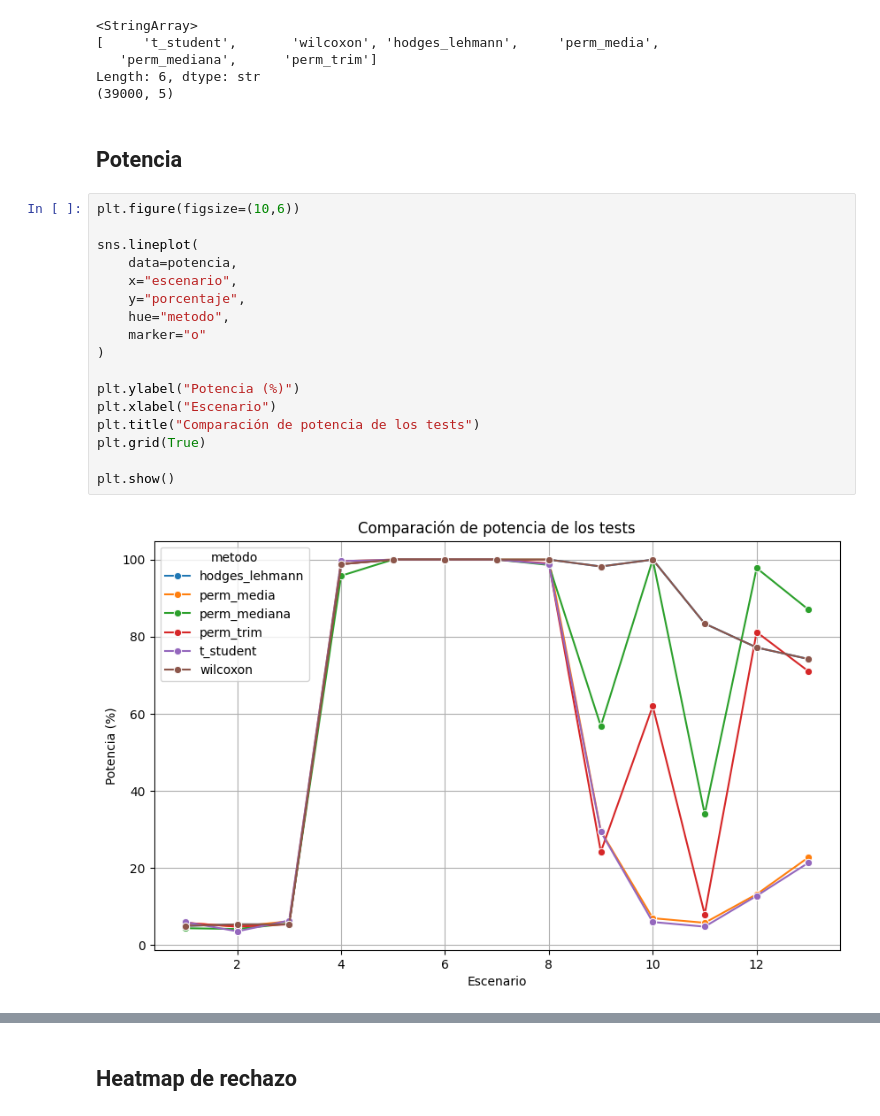
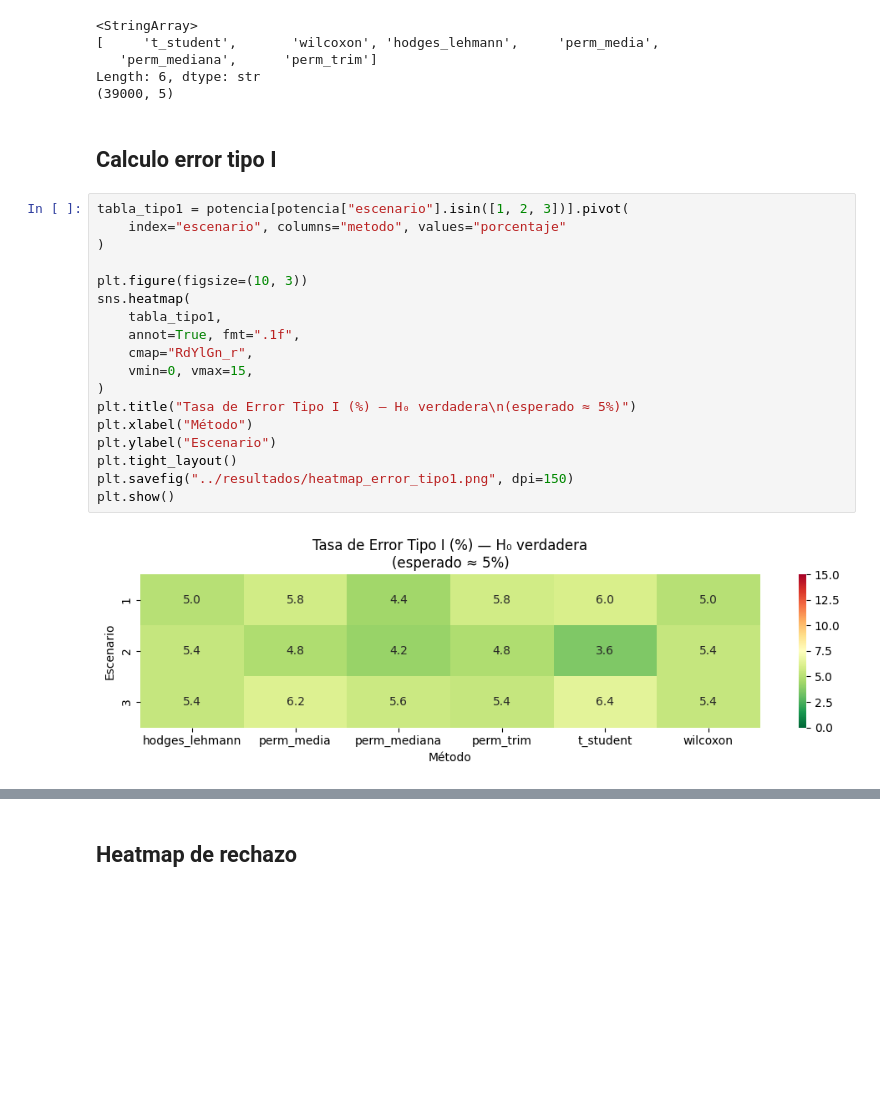
Before and after one commit to luistejon17/Proyecto1EstadisticaNP, a Jupyter notebook: notebooks/2_graficos.ipynb, the cells around one changed output, grey strips where cells are left out. Drawn from its saved outputs; the diff is of its cells as text; blank space fills up the shorter version.

```diff
--- a/notebooks/2_graficos.ipynb
+++ b/notebooks/2_graficos.ipynb
@@ -21,23 +21,24 @@ potencia = (
 Length: 6, dtype: str
 (39000, 5)
 # %% [markdown]
-## Potencia
+## Calculo error tipo I
 # %%
-plt.figure(figsize=(10,6))
-
-sns.lineplot(
-    data=potencia,
-    x="escenario",
-    y="porcentaje",
-    hue="metodo",
-    marker="o"
+tabla_tipo1 = potencia[potencia["escenario"].isin([1, 2, 3])].pivot(
+    index="escenario", columns="metodo", values="porcentaje"
 )
 
-plt.ylabel("Potencia (%)")
-plt.xlabel("Escenario")
-plt.title("Comparación de potencia de los tests")
-plt.grid(True)
-
+plt.figure(figsize=(10, 3))
+sns.heatmap(
+    tabla_tipo1,
+    annot=True, fmt=".1f",
+    cmap="RdYlGn_r",
+    vmin=0, vmax=15,
+)
+plt.title("Tasa de Error Tipo I (%) — H₀ verdadera\n(esperado ≈ 5%)")
+plt.xlabel("Método")
+plt.ylabel("Escenario")
+plt.tight_layout()
+plt.savefig("../resultados/heatmap_error_tipo1.png", dpi=150)
 plt.show()
 # %% [output]
-[figure, old version]
+[figure, new version]
```
Also changed, not shown: parts of 2 cells of this notebook, 3 other files.
